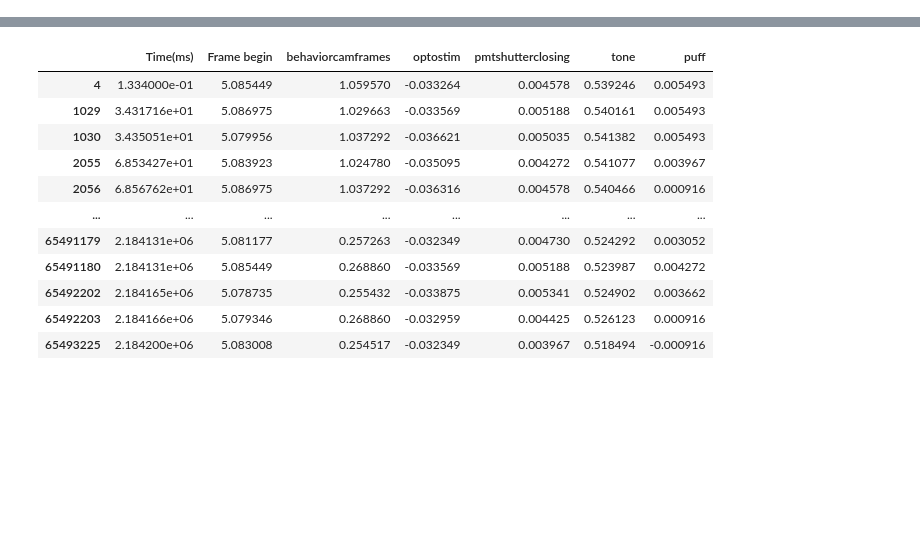
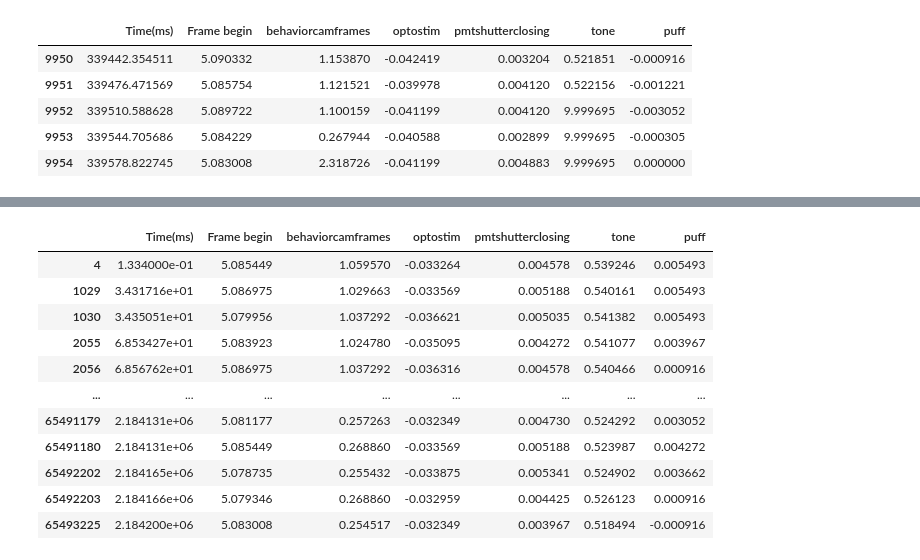
Before and after one commit to Yuchang09/DataAlign, a Jupyter notebook: scrach_space.ipynb, the cells around one changed output, grey strips where cells are left out. Drawn from its saved outputs; the diff is of its cells as text; code cells hidden in the pictures; blank space fills up the shorter version.

```diff
--- a/scrach_space.ipynb
+++ b/scrach_space.ipynb
@@ -13,0 +14,13 @@ from utils.path_utils import PathUtils
+# %%
+data = FileUtils.read_csv_file(DataConfig.FilePath)
+filtered_voltage_data = DataUtils.filter_rows_by_threshold(data, " Frame begin", 5, ">=")
+tone_onset = AnalysisUtil.find_event(filtered_voltage_data, " tone", "Time(ms)", 9)
+# %%
+filtered_voltage_data.iloc[9950:9955]
+# %% [output]
+|  | Time(ms) | Frame begin | behaviorcamframes | optostim | pmtshutterclosing | tone | puff |
+| 9950 | 339442.354511 | 5.090332 | 1.153870 | -0.042419 | 0.003204 | 0.521851 | -0.000916 |
+| 9951 | 339476.471569 | 5.085754 | 1.121521 | -0.039978 | 0.004120 | 0.522156 | -0.001221 |
+| 9952 | 339510.588628 | 5.089722 | 1.100159 | -0.041199 | 0.004120 | 9.999695 | -0.003052 |
+| 9953 | 339544.705686 | 5.084229 | 0.267944 | -0.040588 | 0.002899 | 9.999695 | -0.000305 |
+| 9954 | 339578.822745 | 5.083008 | 2.318726 | -0.041199 | 0.004883 | 9.999695 | 0.000000 |
```
Also changed, not shown: parts of 4 cells of this notebook, 5 other files.
